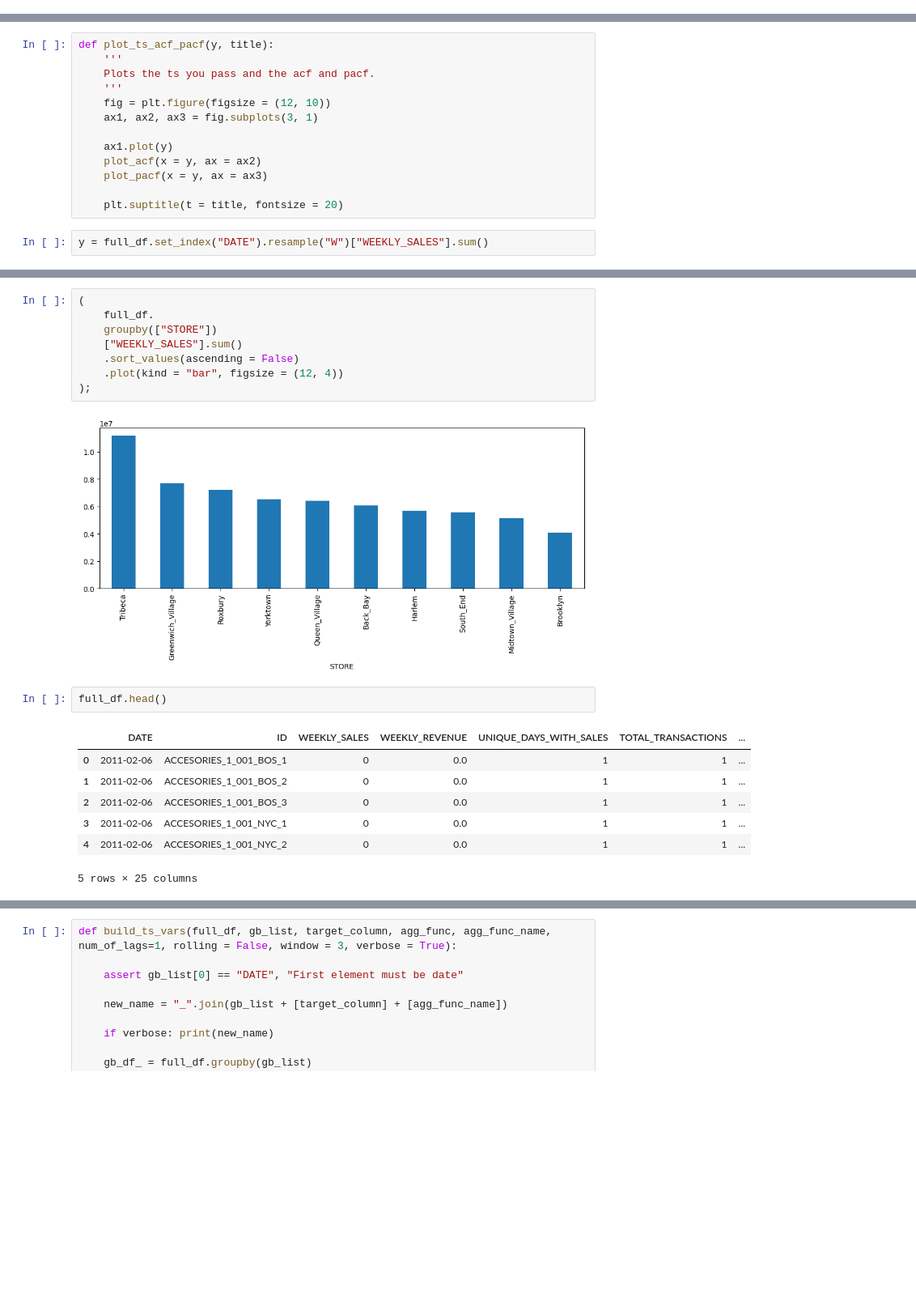
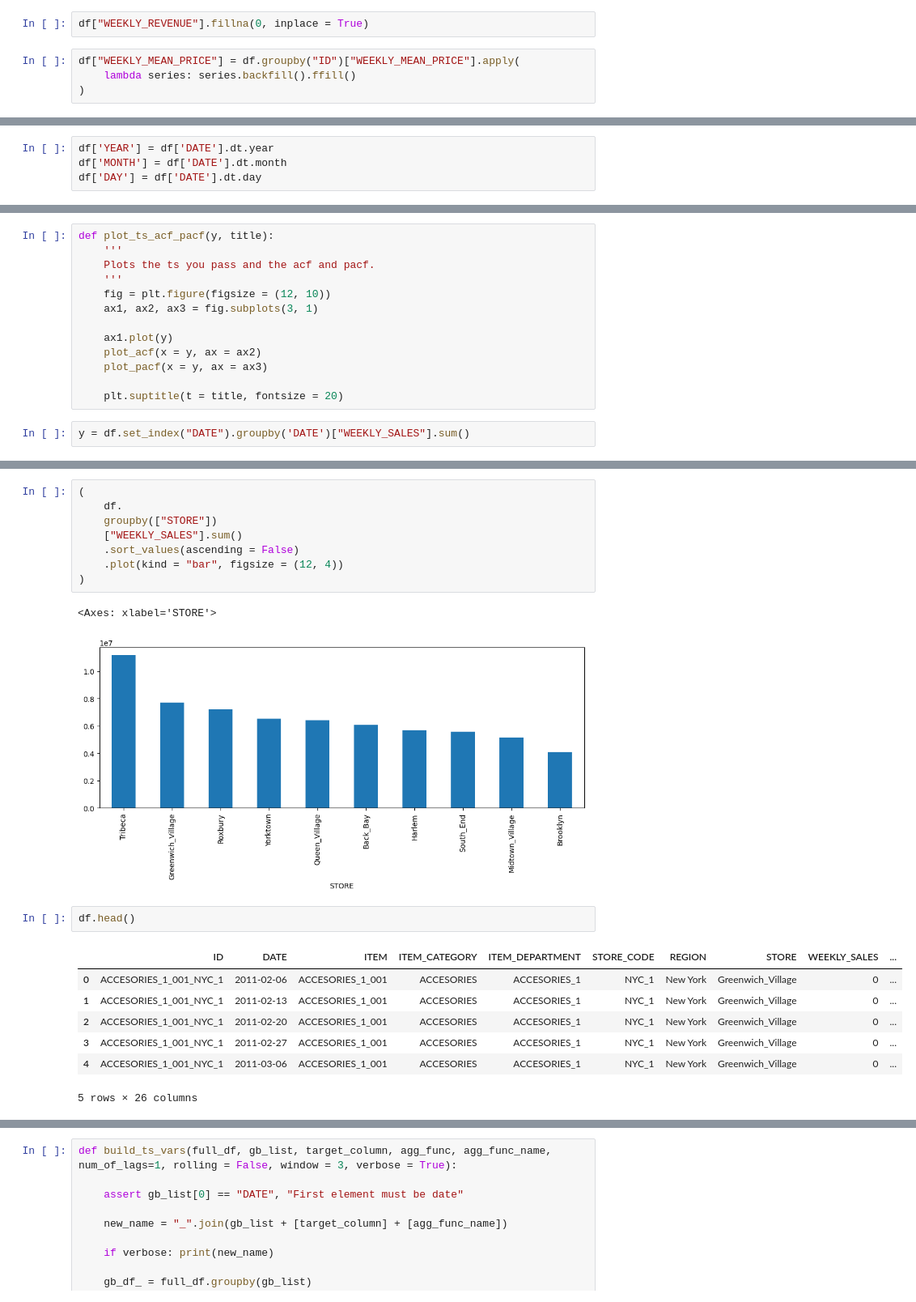
Before and after one commit to Tury05/Capstone-Master-Data-Science, a Jupyter notebook: ML.ipynb, the cells around one changed output, grey strips where cells are left out. Shown: that part at 81% size. Cells and saved outputs as stored; diff of their text form; blank space fills up the shorter version.

```diff
--- a/ML.ipynb
+++ b/ML.ipynb
@@ -602,0 +216,6 @@ To adopt the future behavior and silence this warning, use
+# %%
+df["WEEKLY_REVENUE"].fillna(0, inplace = True)
+# %%
+df["WEEKLY_MEAN_PRICE"] = df.groupby("ID")["WEEKLY_MEAN_PRICE"].apply(
+    lambda series: series.backfill().ffill()
+)
@@ -603,2 +261,6 @@ To adopt the future behavior and silence this warning, use
+# %%
+df['YEAR'] = df['DATE'].dt.year
+df['MONTH'] = df['DATE'].dt.month
+df['DAY'] = df['DATE'].dt.day
 # %% [markdown]
 Los nulos que nos aparecen los tenemos por el mes que hemos añadido. Como nos sale este error de momento los imputampos por 0
@@ -622,5 +278,5 @@ def plot_ts_acf_pacf(y, title):
 
     plt.suptitle(t = title, fontsize = 20)
 # %%
-y = full_df.set_index("DATE").resample("W")["WEEKLY_SALES"].sum()
+y = df.set_index("DATE").groupby('DATE')["WEEKLY_SALES"].sum()
 # %%
@@ -649,22 +307,23 @@ plot_ts_acf_pacf(y = y, title = "Weekly Sales for all items in all shops");
 [figure]
 # %%
 (
-    full_df.
+    df.
     groupby(["STORE"])
     ["WEEKLY_SALES"].sum()
     .sort_values(ascending = False)
     .plot(kind = "bar", figsize = (12, 4))
-);
+)
 # %% [output]
+<Axes: xlabel='STORE'>
 [figure]
 # %%
-full_df.head()
+df.head()
 # %% [output]
-|  | DATE | ID | WEEKLY_SALES | WEEKLY_REVENUE | UNIQUE_DAYS_WITH_SALES | TOTAL_TRANSACTIONS | ... |
-| 0 | 2011-02-06 | ACCESORIES_1_001_BOS_1 | 0 | 0.0 | 1 | 1 | ... |
-| 1 | 2011-02-06 | ACCESORIES_1_001_BOS_2 | 0 | 0.0 | 1 | 1 | ... |
-| 2 | 2011-02-06 | ACCESORIES_1_001_BOS_3 | 0 | 0.0 | 1 | 1 | ... |
-| 3 | 2011-02-06 | ACCESORIES_1_001_NYC_1 | 0 | 0.0 | 1 | 1 | ... |
-| 4 | 2011-02-06 | ACCESORIES_1_001_NYC_2 | 0 | 0.0 | 1 | 1 | ... |
+|  | ID | DATE | ITEM | ITEM_CATEGORY | ITEM_DEPARTMENT | STORE_CODE | REGION | STORE | WEEKLY_SALES | ... |
+| 0 | ACCESORIES_1_001_NYC_1 | 2011-02-06 | ACCESORIES_1_001 | ACCESORIES | ACCESORIES_1 | NYC_1 | New York | Greenwich_Village | 0 | ... |
+| 1 | ACCESORIES_1_001_NYC_1 | 2011-02-13 | ACCESORIES_1_001 | ACCESORIES | ACCESORIES_1 | NYC_1 | New York | Greenwich_Village | 0 | ... |
+| 2 | ACCESORIES_1_001_NYC_1 | 2011-02-20 | ACCESORIES_1_001 | ACCESORIES | ACCESORIES_1 | NYC_1 | New York | Greenwich_Village | 0 | ... |
+| 3 | ACCESORIES_1_001_NYC_1 | 2011-02-27 | ACCESORIES_1_001 | ACCESORIES | ACCESORIES_1 | NYC_1 | New York | Greenwich_Village | 0 | ... |
+| 4 | ACCESORIES_1_001_NYC_1 | 2011-03-06 | ACCESORIES_1_001 | ACCESORIES | ACCESORIES_1 | NYC_1 | New York | Greenwich_Village | 0 | ... |
-5 rows × 25 columns
+5 rows × 26 columns
 # %%
```
Also changed, not shown: parts of 101 cells of this notebook.
